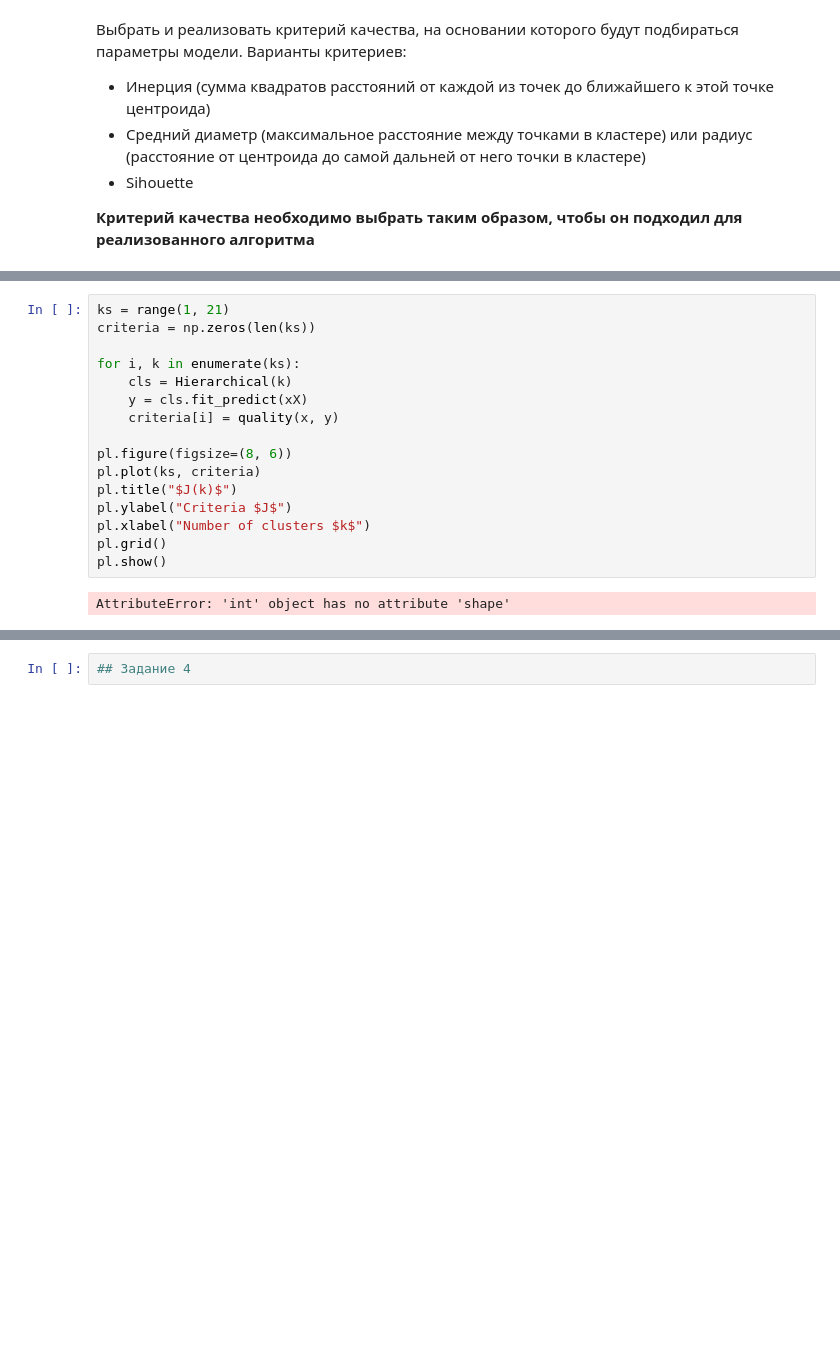
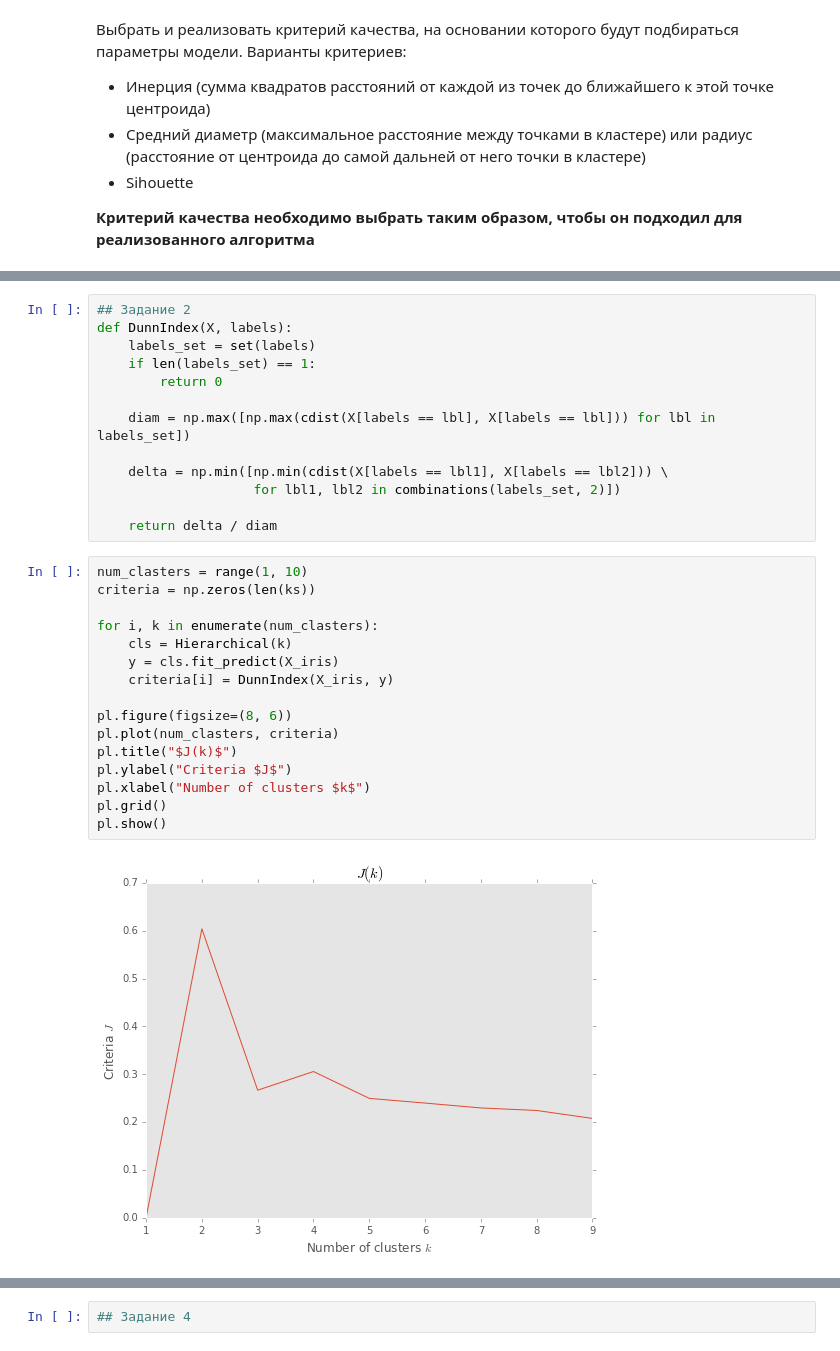
Before and after one commit to dokshina/dm_homework, a Jupyter notebook: dokshina_hw2.ipynb, the cells around one changed output, grey strips where cells are left out. Saved outputs shown, nothing was run; the diff lists cells and outputs as text; blank space fills up the shorter version.

```diff
--- a/dokshina_hw2.ipynb
+++ b/dokshina_hw2.ipynb
@@ -234,18 +272,31 @@ def quality(x, y):
+# %%
+## Задание 2
+def DunnIndex(X, labels):
+    labels_set = set(labels)
+    if len(labels_set) == 1:
+        return 0
+
+    diam = np.max([np.max(cdist(X[labels == lbl], X[labels == lbl])) for lbl in labels_set])
+
+    delta = np.min([np.min(cdist(X[labels == lbl1], X[labels == lbl2])) \
+                    for lbl1, lbl2 in combinations(labels_set, 2)])
+
+    return delta / diam
 # %%
-ks = range(1, 21)
+num_clasters = range(1, 10)
 criteria = np.zeros(len(ks))
 
-for i, k in enumerate(ks):
+for i, k in enumerate(num_clasters):
     cls = Hierarchical(k)
-    y = cls.fit_predict(xX)
-    criteria[i] = quality(x, y)
+    y = cls.fit_predict(X_iris)
+    criteria[i] = DunnIndex(X_iris, y)
 
 pl.figure(figsize=(8, 6))
-pl.plot(ks, criteria)
+pl.plot(num_clasters, criteria)
 pl.title("$J(k)$")
 pl.ylabel("Criteria $J$")
 pl.xlabel("Number of clusters $k$")
 pl.grid()
 pl.show()
 # %% [output]
-AttributeError: 'int' object has no attribute 'shape'
+[figure, added]
```
Also changed, not shown: parts of 16 cells of this notebook.
